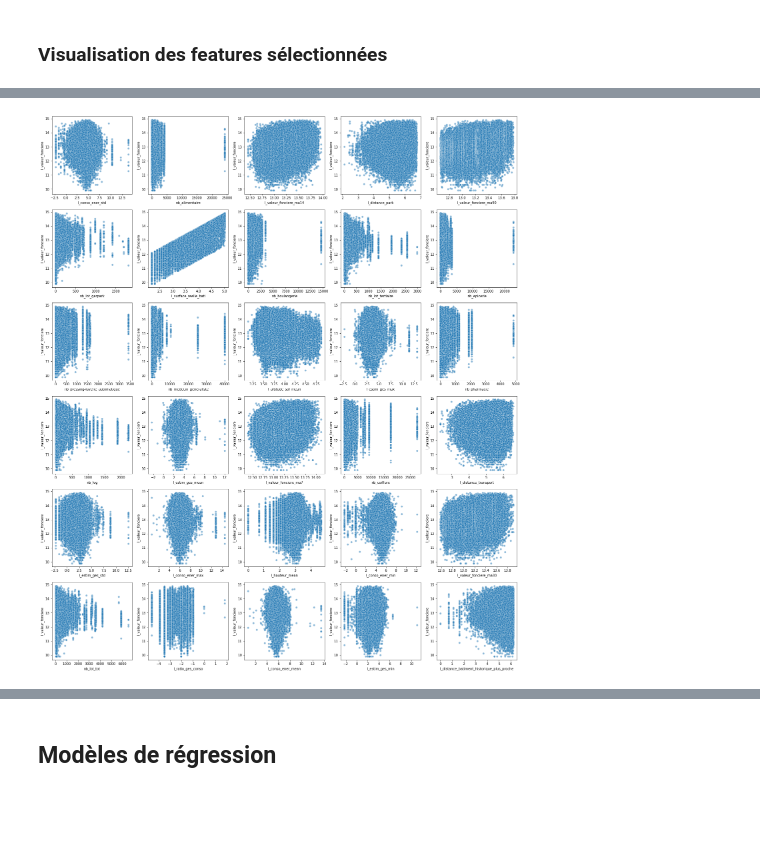
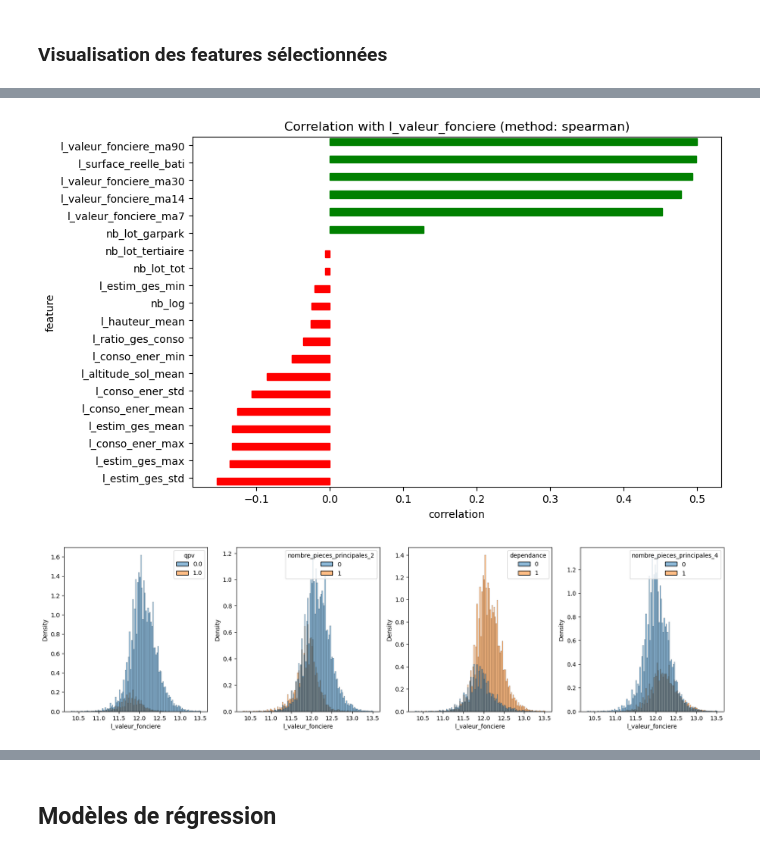
Before and after one commit to PeDiot/mon-predicteur-immo, a Jupyter notebook: analysis/sk_regressors.ipynb, the cells around one changed output, grey strips where cells are left out. Drawn from its saved outputs; the diff is of its cells as text; code cells hidden in the pictures; blank space fills up the shorter version.

```diff
--- a/analysis/sk_regressors.ipynb
+++ b/analysis/sk_regressors.ipynb
@@ -442,6 +462,7 @@ to_remove = [
     'valeur_fonciere',
     'valeur_fonciere_m2',
     'surface_reelle_bati',
+    'surface_terrain',
     'hauteur_mean',
     'altitude_sol_mean',
     'conso_ener_mean',
@@ -573,3 +594,5 @@ axes[1].set_title(f"Thresold: {mdg_threshold}");
+# %%
+important_features_mi = select_important_features(mi_values, threshold=.02)
 # %%
 # get the union of the two sets of important features
 selected_features = list(set(important_features_mi + important_features_mdg))
@@ -644,14 +642,40 @@ Name: l_valeur_fonciere, dtype: float64
+# %%
+cor_method = "spearman"
+
+cor = df_preproc[numeric_features + ["l_valeur_fonciere"]]\
+    .corr(method=cor_method)["l_valeur_fonciere"]\
+    .drop("l_valeur_fonciere")\
+    .sort_values(ascending=False)\
+    .reset_index()\
+    .rename(columns={"index": "feature", "l_valeur_fonciere": "correlation"})
+
+cor["sign"] = cor["correlation"].apply(lambda x: "+" if x > 0 else "-")
+
+fig, ax = plt.subplots(figsize=(9, 6))
+
+sns.barplot(data=cor, x="correlation", y="feature", orient="h", hue="sign", ax=ax)
+
+for p in ax.patches:
+    if p.get_width() > 0:
+        p.set_color("green")
+    else:
+        p.set_color("red")
+
+ax.legend([],[], frameon=False)
+ax.set_title(f"Correlation with l_valeur_fonciere (method: {cor_method})");
+# %% [output]
+[figure, added]
 # %%
-ncols = 5
+ncols = 4
 
-if len(numeric_features) % ncols == 0:
-    nrows = len(numeric_features) // ncols
+if len(category_features) % ncols == 0:
+    nrows = len(category_features) // ncols
 else:
-    nrows = len(numeric_features) // ncols + 1
+    nrows = len(category_features) // ncols + 1
 
 fig, axes = plt.subplots(nrows, ncols, figsize=(ncols*5, nrows*5))
 
-for var, ax in zip(numeric_features, axes.flatten()):
-    sns.scatterplot(x=var, y="l_valeur_fonciere", data=df_preproc, alpha=.5, ax=ax);
+for var, ax in zip(category_features, axes.flatten()):
+    sns.histplot(x="l_valeur_fonciere", hue=var, data=df_preproc, ax=ax, stat="density", alpha=.5);
 # %% [output]
-[figure, old version]
+[figure, new version]
```
Also changed, not shown: parts of 46 cells of this notebook, 3 other files.
